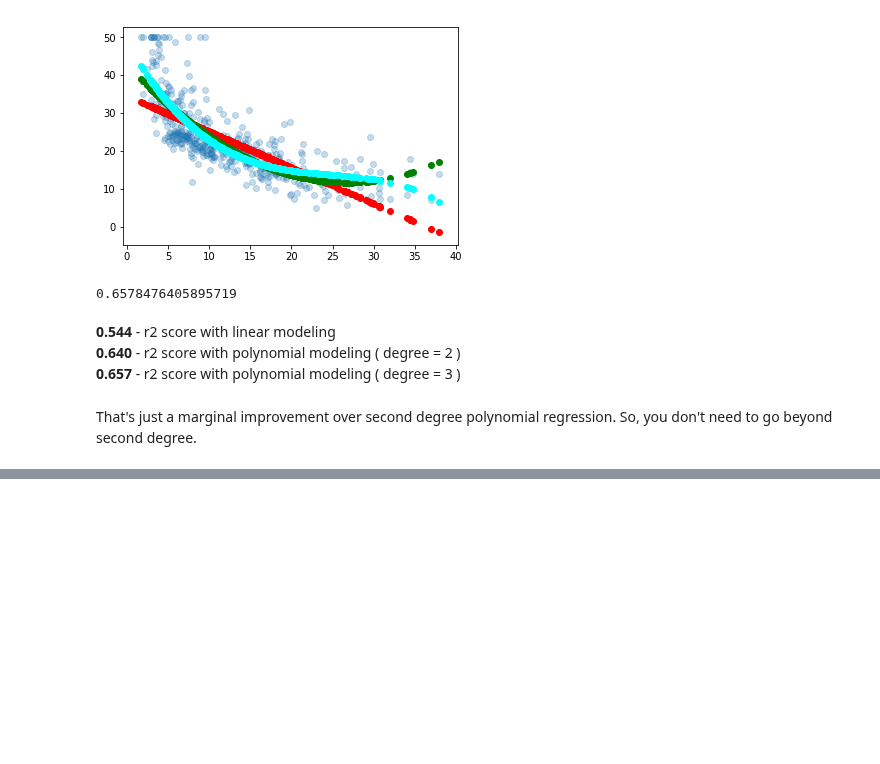
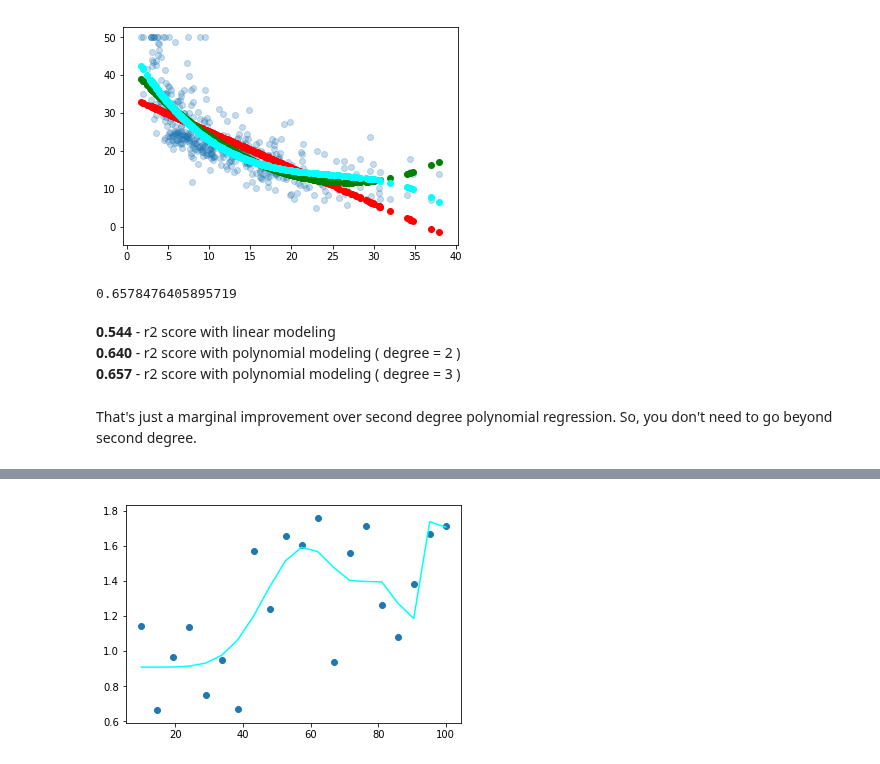
Before and after one commit to hotcode002/Machine-Learning-with-Python, a Jupyter notebook: week_2_math/day_3_regression/notebooks/regression.ipynb, the cells around one changed output, grey strips where cells are left out. Cells and saved outputs as stored; diff of their text form; code cells hidden in the pictures; blank space fills up the shorter version.

```diff
--- a/week_2_math/day_3_regression/notebooks/regression.ipynb
+++ b/week_2_math/day_3_regression/notebooks/regression.ipynb
@@ -1797,0 +1865,18 @@ That's just a marginal improvement over second degree polynomial regression. So,
+# %%
+from sklearn.linear_model import LinearRegression
+from sklearn.preprocessing import PolynomialFeatures
+
+# Transform linear to polnomial features
+poly_10   = PolynomialFeatures(degree=15)
+poly_10_X = poly_10.fit_transform(x.reshape(-1,1))
+
+model_10_poly   = LinearRegression().fit(poly_10_X,y)
+# %%
+# Plot the actual data along with the fit
+plt.scatter(x,y)
+
+# linear_fit    = plt.scatter(boston.data[:,12], model_linear.predict(boston.data[:,12].reshape(-1,1)), color = 'red')
+# poly_2_fit    = plt.scatter(boston.data[:,12], model_2_poly.predict(poly_2_X), color = 'green')
+poly_10_fit   = plt.plot(x, model_10_poly.predict(poly_10_X), color = 'cyan')
+# %% [output]
+[figure, added]
```
Also changed, not shown: parts of 21 cells of this notebook, 2 other files.
